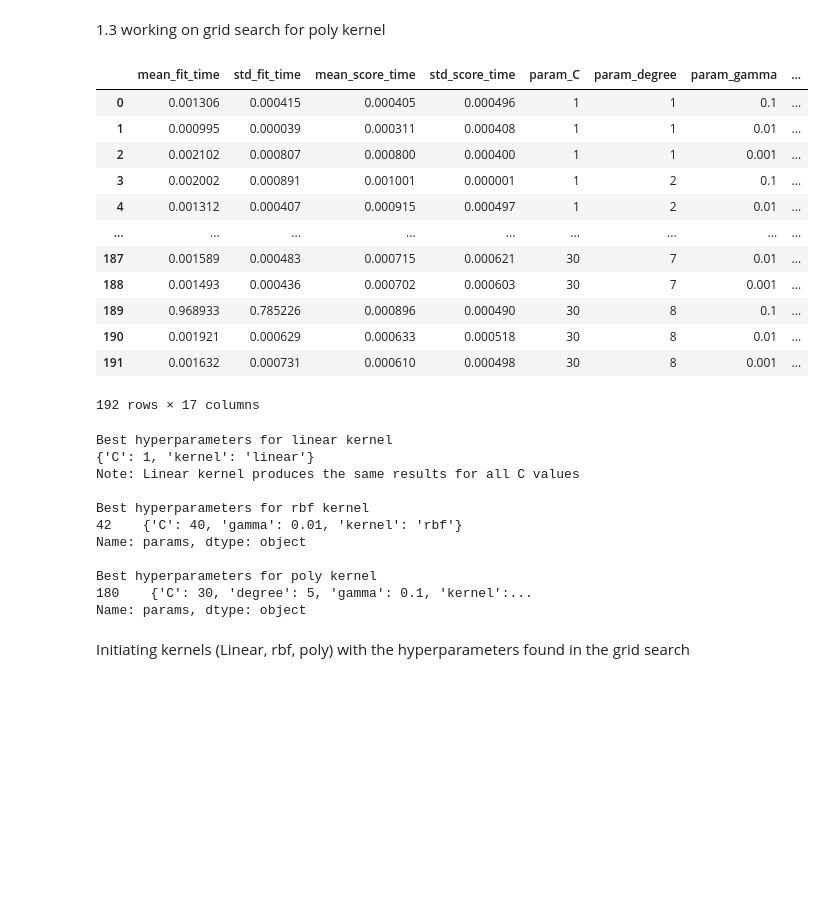
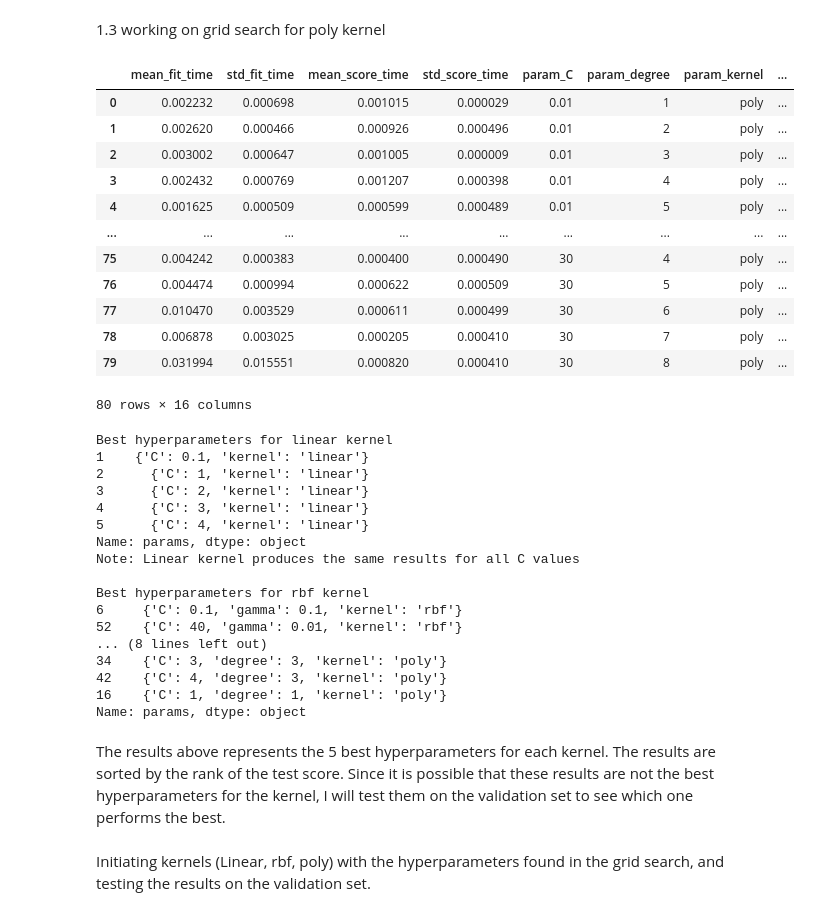
Before and after one commit to djolodjolo23/machine_learning_a3, a Jupyter notebook: Exercise1.ipynb, the cells around one changed output. Saved outputs shown, nothing was run; the diff lists cells and outputs as text; code cells hidden in the pictures; blank space fills up the shorter version.

```diff
--- a/Exercise1.ipynb
+++ b/Exercise1.ipynb
@@ -55,11 +55,11 @@ for kernel in kernels:
 # %%
 clf = GridSearchCV(SVC(), {
     'kernel': ['linear'],
-    'C': [1, 2, 3, 4, 5, 10, 20, 30, 40, 50, 100]
+    'C': [0.01, 0.1, 1, 2, 3, 4, 5, 10, 20]
 }, cv=5, return_train_score=False)
 clf.fit(X, y)
 df = pd.DataFrame(clf.cv_results_)
-best_hyperparameters_linear = df[df['rank_test_score'] == 1]['params']
+best_hyperparameters_linear = df[df['rank_test_score'].isin([1, 2, 3, 4, 5])].sort_values('rank_test_score')['params']
 df
 # %% [output]
 |  | mean_fit_time | std_fit_time | mean_score_time | std_score_time | param_C | param_kernel | params | ... |
@@ -79,12 +77,12 @@ df
 # %%
 clf = GridSearchCV(SVC(), {
     'kernel': ['rbf'],
-    'C': [1, 2, 3, 4, 5, 10, 20, 30, 40, 50],
+    'C': [0.01, 0.1, 1, 2, 3, 4, 5, 10, 20, 30, 40, 50],
     'gamma' : [1, 0.1, 0.01, 0.001, 0.0001]
 }, cv=5, return_train_score=False)
 clf.fit(X, y)
 df = pd.DataFrame(clf.cv_results_)
-best_hyperparameters_rbf = df[df['rank_test_score'] == 1]['params']
+best_hyperparameters_rbf = df[df['rank_test_score'].isin([1, 2, 3, 4, 5])].sort_values('rank_test_score')['params']
 df
 # %% [output]
 |  | mean_fit_time | std_fit_time | mean_score_time | std_score_time | param_C | param_gamma | param_kernel | ... |
@@ -109,45 +107,52 @@ df
 # %%
 clf = GridSearchCV(SVC(), {
     'kernel': ['poly'],
-    'C': [1, 2, 3, 4, 5, 10, 20, 30],
+    'C': [0.01, 0.1, 1, 2, 3, 4, 5, 10, 20, 30],
     'degree' : [1, 2, 3, 4, 5, 6, 7, 8],
-    'gamma' : [0.1, 0.01, 0.001]
 }, cv=5, return_train_score=False)
 clf.fit(X, y)
 df = pd.DataFrame(clf.cv_results_)
-best_hyperparameters_poly = df[df['rank_test_score'] == 1]['params']
+best_hyperparameters_poly = df[df['rank_test_score'].isin([1, 2, 3, 4, 5])].sort_values('rank_test_score')['params']
 df
 # %% [output]
-|  | mean_fit_time | std_fit_time | mean_score_time | std_score_time | param_C | param_degree | param_gamma | ... |
-| 0 | 0.001306 | 0.000415 | 0.000405 | 0.000496 | 1 | 1 | 0.1 | ... |
-| 1 | 0.000995 | 0.000039 | 0.000311 | 0.000408 | 1 | 1 | 0.01 | ... |
-| 2 | 0.002102 | 0.000807 | 0.000800 | 0.000400 | 1 | 1 | 0.001 | ... |
-| 3 | 0.002002 | 0.000891 | 0.001001 | 0.000001 | 1 | 2 | 0.1 | ... |
-| 4 | 0.001312 | 0.000407 | 0.000915 | 0.000497 | 1 | 2 | 0.01 | ... |
+|  | mean_fit_time | std_fit_time | mean_score_time | std_score_time | param_C | param_degree | param_kernel | ... |
+| 0 | 0.002232 | 0.000698 | 0.001015 | 0.000029 | 0.01 | 1 | poly | ... |
+| 1 | 0.002620 | 0.000466 | 0.000926 | 0.000496 | 0.01 | 2 | poly | ... |
+| 2 | 0.003002 | 0.000647 | 0.001005 | 0.000009 | 0.01 | 3 | poly | ... |
+| 3 | 0.002432 | 0.000769 | 0.001207 | 0.000398 | 0.01 | 4 | poly | ... |
+| 4 | 0.001625 | 0.000509 | 0.000599 | 0.000489 | 0.01 | 5 | poly | ... |
 | ... | ... | ... | ... | ... | ... | ... | ... | ... |
-| 187 | 0.001589 | 0.000483 | 0.000715 | 0.000621 | 30 | 7 | 0.01 | ... |
-| 188 | 0.001493 | 0.000436 | 0.000702 | 0.000603 | 30 | 7 | 0.001 | ... |
-| 189 | 0.968933 | 0.785226 | 0.000896 | 0.000490 | 30 | 8 | 0.1 | ... |
-| 190 | 0.001921 | 0.000629 | 0.000633 | 0.000518 | 30 | 8 | 0.01 | ... |
-| 191 | 0.001632 | 0.000731 | 0.000610 | 0.000498 | 30 | 8 | 0.001 | ... |
+| 75 | 0.004242 | 0.000383 | 0.000400 | 0.000490 | 30 | 4 | poly | ... |
+| 76 | 0.004474 | 0.000994 | 0.000622 | 0.000509 | 30 | 5 | poly | ... |
+| 77 | 0.010470 | 0.003529 | 0.000611 | 0.000499 | 30 | 6 | poly | ... |
+| 78 | 0.006878 | 0.003025 | 0.000205 | 0.000410 | 30 | 7 | poly | ... |
+| 79 | 0.031994 | 0.015551 | 0.000820 | 0.000410 | 30 | 8 | poly | ... |
-192 rows × 17 columns
+80 rows × 16 columns
 # %%
-print(f"Best hyperparameters for linear kernel\n{best_hyperparameters_linear[0]} \n"
+print(f"Best hyperparameters for linear kernel\n{best_hyperparameters_linear[:5]} \n"
       "Note: Linear kernel produces the same results for all C values\n")
-print(f"Best hyperparameters for rbf kernel\n{best_hyperparameters_rbf}\n")
-print(f"Best hyperparameters for poly kernel\n{best_hyperparameters_poly}\n")
+print(f"Best hyperparameters for rbf kernel\n{best_hyperparameters_rbf[:5]}\n")
+print(f"Best hyperparameters for poly kernel\n{best_hyperparameters_poly[:5]}\n")
 # %% [output]
 Best hyperparameters for linear kernel
-{'C': 1, 'kernel': 'linear'}
+1    {'C': 0.1, 'kernel': 'linear'}
+2      {'C': 1, 'kernel': 'linear'}
+3      {'C': 2, 'kernel': 'linear'}
+4      {'C': 3, 'kernel': 'linear'}
+5      {'C': 4, 'kernel': 'linear'}
+Name: params, dtype: object
 Note: Linear kernel produces the same results for all C values
 
 Best hyperparameters for rbf kernel
-42    {'C': 40, 'gamma': 0.01, 'kernel': 'rbf'}
+6     {'C': 0.1, 'gamma': 0.1, 'kernel': 'rbf'}
+52    {'C': 40, 'gamma': 0.01, 'kernel': 'rbf'}
+... (8 lines left out)
+34    {'C': 3, 'degree': 3, 'kernel': 'poly'}
+42    {'C': 4, 'degree': 3, 'kernel': 'poly'}
+16    {'C': 1, 'degree': 1, 'kernel': 'poly'}
 Name: params, dtype: object
-
-Best hyperparameters for poly kernel
-180    {'C': 30, 'degree': 5, 'gamma': 0.1, 'kernel':...
-Name: params, dtype: object
+# %% [markdown]
+The results above represents the 5 best hyperparameters for each kernel. The results are sorted by the rank of the test score. Since it is possible that these results are not the best hyperparameters for the kernel, I will test them on the validation set to see which one performs the best.
 # %% [markdown]
-Initiating kernels (Linear, rbf, poly) with the hyperparameters found in the grid search
+Initiating kernels (Linear, rbf, poly) with the hyperparameters found in the grid search, and testing the results on the validation set.
 # %%
```
Also changed, not shown: parts of 5 cells of this notebook.
